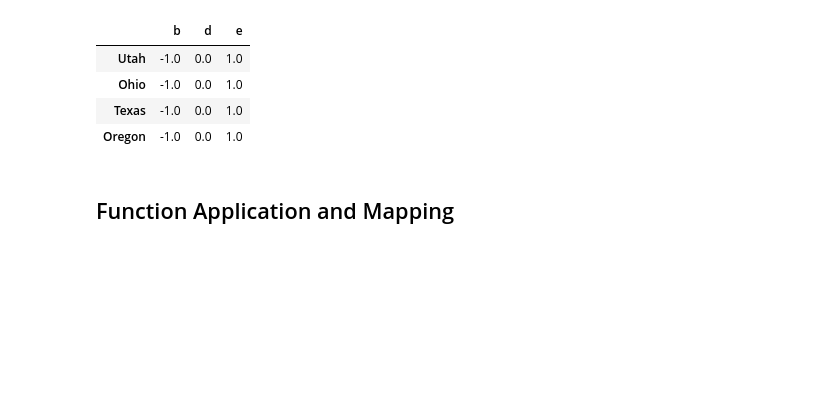
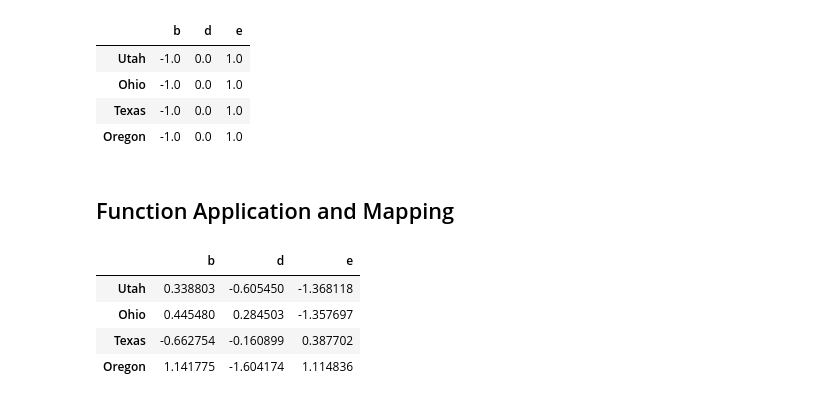
Before and after one commit to alexanderjulianmartinez/Data-Analysis-Python, a Jupyter notebook: pydata-book.ipynb, the cells around one changed output. Cells and saved outputs as stored; diff of their text form; code cells hidden in the pictures; blank space fills up the shorter version.

```diff
--- a/pydata-book.ipynb
+++ b/pydata-book.ipynb
@@ -2916,3 +2923,14 @@ frame.sub(series3, axis=0)
 | Oregon | -1.0 | 0.0 | 1.0 |
 # %% [markdown]
 ## Function Application and Mapping
+# %%
+frame = DataFrame(np.random.randn(4,3), columns=list('bde'),
+                  index=['Utah', 'Ohio', 'Texas', 'Oregon'])
+# %%
+frame
+# %% [output]
+|  | b | d | e |
+| Utah | 0.338803 | -0.605450 | -1.368118 |
+| Ohio | 0.445480 | 0.284503 | -1.357697 |
+| Texas | -0.662754 | -0.160899 | 0.387702 |
+| Oregon | 1.141775 | -1.604174 | 1.114836 |
```
Also changed, not shown: parts of 11 cells of this notebook.
